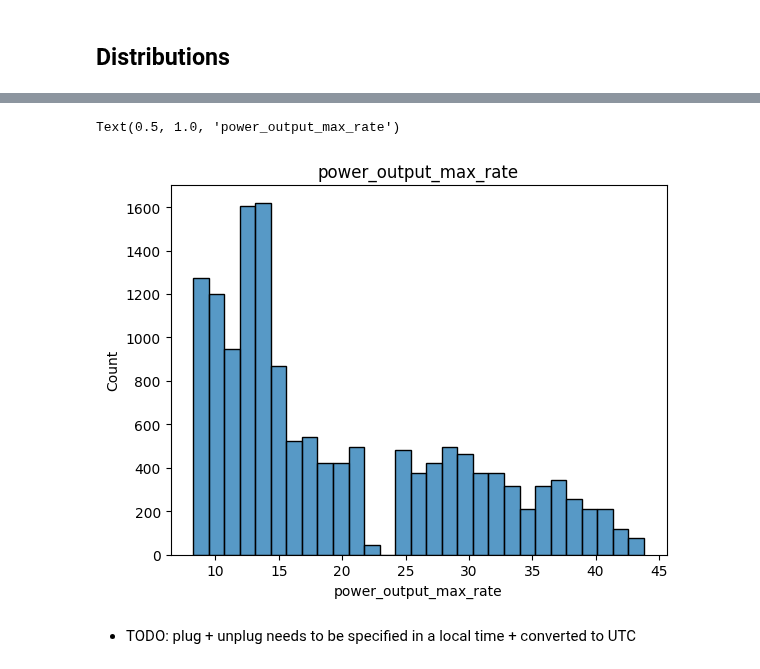
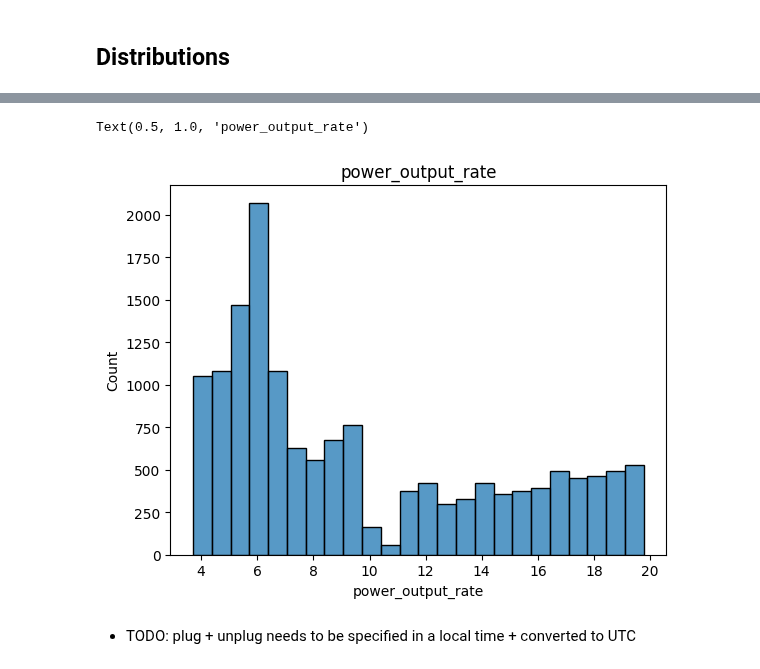
Before and after one commit to WattTime/watttime-python-client, a Jupyter notebook: evaluation/synth_data_tests.ipynb, the cells around one changed output, grey strips where cells are left out. Saved outputs shown, nothing was run; the diff lists cells and outputs as text; code cells hidden in the pictures.

```diff
--- a/evaluation/synth_data_tests.ipynb
+++ b/evaluation/synth_data_tests.ipynb
@@ -63,7 +79,7 @@ Text(0.5, 1.0, 'total_capacity')
 # %%
-sns.histplot(dfs["power_output_max_rate"]).set_title("power_output_max_rate")
+sns.histplot(dfs["power_output_rate"]).set_title("power_output_rate")
 # %% [output]
-Text(0.5, 1.0, 'power_output_max_rate')
+Text(0.5, 1.0, 'power_output_rate')
-[figure, old version]
+[figure, new version]
 # %% [markdown]
 - TODO: plug + unplug needs to be specified in a local time + converted to UTC
```
Also changed, not shown: parts of 20 cells of this notebook, 2 other files.
